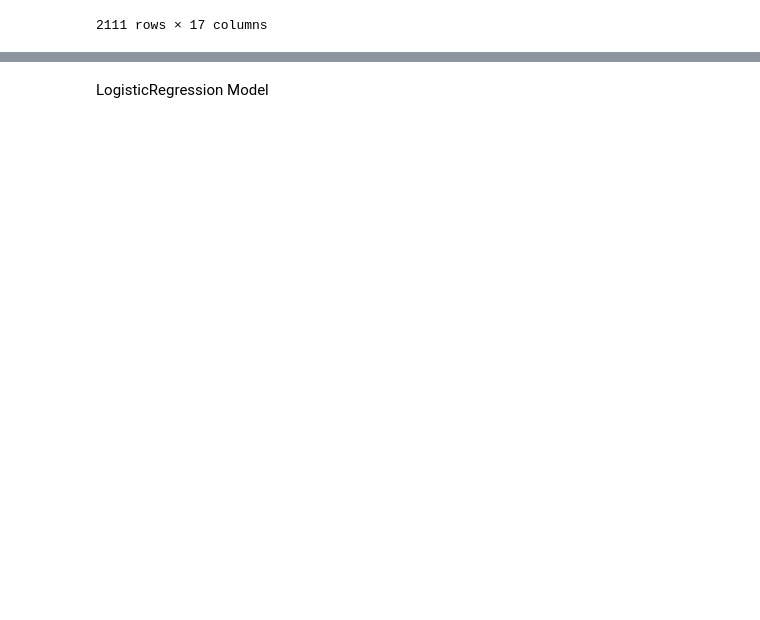
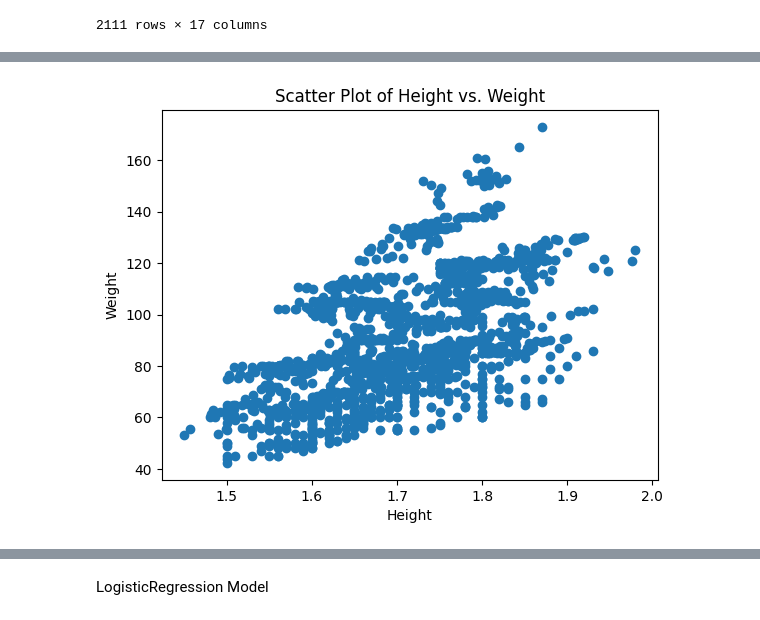
Before and after one commit to nasieraghafar/MLDP_Obesity, a Jupyter notebook: obesity.ipynb, the cells around one changed output, grey strips where cells are left out. Cells and saved outputs as stored; diff of their text form; code cells hidden in the pictures; blank space fills up the shorter version.

```diff
--- a/obesity.ipynb
+++ b/obesity.ipynb
@@ -74,2 +154,12 @@ df=df.loc[df['Obesity'] !='Insufficient_Weight']
+# %%
+plt.scatter(df['Height'], df['Weight'])
+
+plt.xlabel('Height')
+plt.ylabel('Weight')
+plt.title('Scatter Plot of Height vs. Weight')
+
+plt.show()
+# %% [output]
+[figure, added]
 # %%
 df = pd.get_dummies(df, columns = ["Gender", "family_history", "FAVC", "CAEC", "SMOKE", "SCC", "CALC", "MTRANS"])
```
Also changed, not shown: parts of 18 cells of this notebook.
